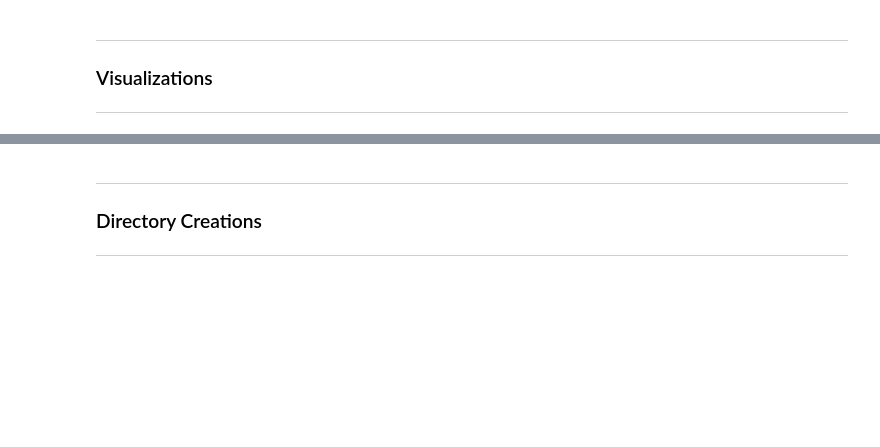
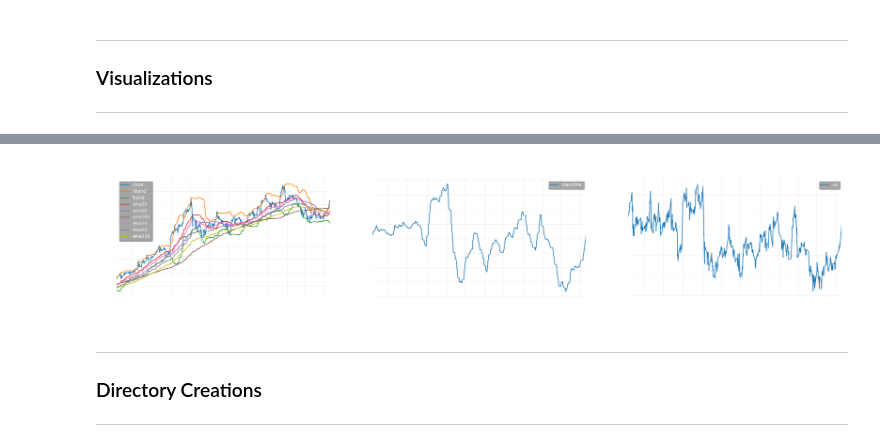
Before and after one commit to geminax/Capstone-Team25, a Jupyter notebook: GAN-Sector.ipynb, the cells around one changed output, grey strips where cells are left out. Cells and saved outputs as stored; diff of their text form; code cells hidden in the pictures; blank space fills up the shorter version.

```diff
--- a/GAN-Sector.ipynb
+++ b/GAN-Sector.ipynb
@@ -328,3 +289,5 @@ plot_model(gen_models[key],show_shapes=True,show_layer_names=True,to_file='stora
 img_disc = mpimg.imread('storage/architectures/discarchs/disc_arch_%s.png' % (now))
 img_gen = mpimg.imread('storage/architectures/genarchs/gen_arch_%s.png' % (now))
 img_gan = mpimg.imread('storage/architectures/ganarchs/gan_arch_%s.png' % (now))
+# %%
+plt.rcParams.keys()
@@ -331,31 +312,53 @@ img_gan = mpimg.imread('storage/architectures/ganarchs/gan_arch_%s.png' % (now))
 # %%
-#example visualization of acn TIs
-vszn_data = data['ACN']
-fig = plt.figure(figsize=(10,15))
-ax1 = fig.add_subplot(311)
-#fig.suptitle('ACN TIs')
+#example visualization of aapl TIs
+vszn_data = data['AAPL']
+fig = plt.figure(figsize=(30,5))
+ax1 = fig.add_subplot(131)
+params = {"ytick.color" : "w",
+          "xtick.color" : "w",
+          "axes.labelcolor" : "w",
+          "axes.edgecolor" : (1,1,1,0),
+          'text.color' : 'w',
+          'legend.facecolor': (1,1,1,0),
+          'legend.edgecolor': '0',
+          'legend.framealpha': '0',
+          'legend.shadow' : True,
+          'axes.facecolor' : (1,1,1,0),
+          'grid.alpha': '.25',
+          'grid.color': '#b0b0b0',}
+plt.rcParams.update(params)
+fig.suptitle('AAPL Tech. Indicators',fontsize='xx-large',y=.98)
 plt.plot(vszn_data['Close'])
 plt.plot(vszn_data['H_BAND'])
 plt.plot(vszn_data['L_BAND'])
 plt.plot(vszn_data['SMA25'])
 plt.plot(vszn_data['SMA50'])
 plt.plot(vszn_data['SMA100'])
 plt.plot(vszn_data['EMA25'])
 plt.plot(vszn_data['EMA50'])
 plt.plot(vszn_data['EMA100'])
 plt.legend(['close','hband','lband','sma25','sma50','sma100','ema25','ema50','ema100'])
 plt.grid('on')
+plt.xlabel('Date')
+plt.ylabel('Value (USD)')
 plt.xlim(vszn_data['Close'].index[0],vszn_data['Close'].index[-1])
-ax2 = fig.add_subplot(312)
+ax2 = fig.add_subplot(132)
 plt.plot(vszn_data['MACD'])
+plt.xlabel('Date')
 plt.grid('on')
 plt.xlim(vszn_data['Close'].index[0],vszn_data['Close'].index[-1])
 plt.legend(['macdline'])
-ax3 = fig.add_subplot(313)
+ax3 = fig.add_subplot(133)
 plt.plot(vszn_data['RSI'])
+plt.ylabel('Percent (%)')
+plt.xlabel('Date')
 plt.legend(['rsi'])
 plt.grid('on')
 plt.xlim(vszn_data['Close'].index[0],vszn_data['Close'].index[-1])
+fname = 'storage/ti/ti.png'
+plt.savefig(fname,bbox_inches = 'tight')
+# %% [output]
+[figure, added]
 # %%
 text = 'Features Included: %d\n\nEpochs: %d\nLSTM Neurons: %d\nDiscriminator LR: %.4f\nGAN LR: %.4f\nGAN Loss Weights (BCE,MSE): [%.1f,%.1f]\n\nTraining Wall Time: %s' % (n_features,epochs,lstm_neurons,disc_learning_rate,gan_learning_rate,loss_weights[0],loss_weights[1],end)
 
```
Also changed, not shown: parts of 4 cells of this notebook, 10 other files.
